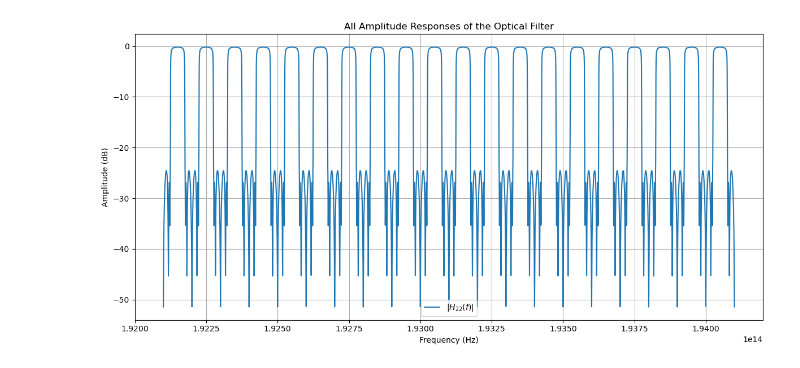
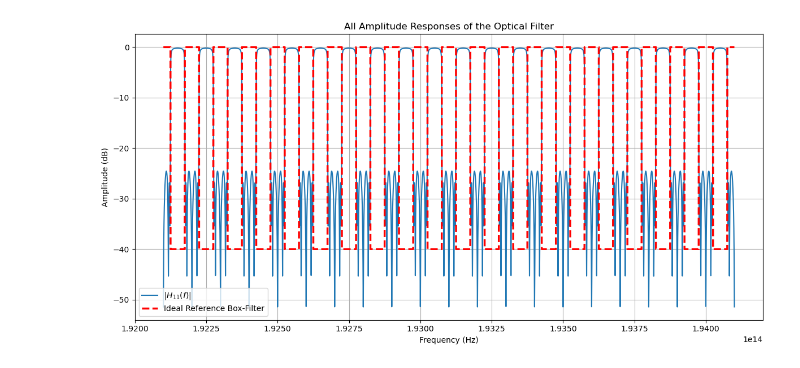
Before and after one commit to nfot413/OptD, a Jupyter notebook: code/test.ipynb, the cells around one changed output. Drawn from its saved outputs; the diff is of its cells as text; code cells hidden in the pictures.

```diff
--- a/code/test.ipynb
+++ b/code/test.ipynb
@@ -1,6 +1,16 @@
 # %%
 import numpy as np
 import matplotlib.pyplot as plt
+
+def create_reference_box_filter(frequency_array, center_freq, fsr, bandwidth, passband_level_db, stopband_level_db):
+
+    reference_signal = np.full_like(frequency_array, stopband_level_db)
+    f_offset = frequency_array - center_freq
+    f_normalized = np.mod(f_offset + fsr / 2, fsr) - fsr / 2
+    passband_mask = np.abs(f_normalized) <= (bandwidth / 2)
+    reference_signal[passband_mask] = passband_level_db
+
+    return reference_signal
 
 # 基础参数
 kr = 0.5
@@ -55,36 +65,54 @@ for i, w in enumerate(w_range):
     H2 = np.array([[Au(w), 0],
                    [0, Al(w)]])
     H = H1 @ H2 @ H3
     H11[i] = H[0, 0]
     H12[i] = H[0, 1]
     H21[i] = H[1, 0]
     H22[i] = H[1, 1]
 
 # 频率向量对应光学频率（单位：Hz）
 frequency_f = np.linspace(193.1e12 - s * fFSR, 193.1e12 + s * fFSR, len_w)
 
 # 幅度响应 (dB)
 amplitude_H11 = 20 * np.log10(np.abs(H11))
 amplitude_H12 = 20 * np.log10(np.abs(H12))
 amplitude_H21 = 20 * np.log10(np.abs(H21))
 amplitude_H22 = 20 * np.log10(np.abs(H22))
 
+# 定义理想方波滤波器的参数
+ref_center_freq = 193.1e12            # 中心频率
+ref_fsr = 100e9                       # 周期 (FSR)
+ref_bandwidth = 50e9                  # 通带带宽
+ref_passband_db = 0                   # 通带电平 (dB)
+ref_stopband_db = -40                 # 阻带电平 (dB)
+
+# 生成参考信号
+reference_amplitude = create_reference_box_filter(
+    frequency_array=frequency_f,
+    center_freq=ref_center_freq,
+    fsr=ref_fsr,
+    bandwidth=ref_bandwidth,
+    passband_level_db=ref_passband_db,
+    stopband_level_db=ref_stopband_db
+)
+
 # 绘图
 plt.figure(figsize=(12, 6))
-#plt.plot(frequency_f, amplitude_H11, label=r'$|H_{11}(f)|$', linewidth=1.5)
+plt.plot(frequency_f, amplitude_H11, label=r'$|H_{11}(f)|$', linewidth=1.5)
 #plt.plot(frequency_f, amplitude_H12, label=r'$|H_{12}(f)|$', linewidth=1.5)
 #plt.plot(frequency_f, amplitude_H21, label=r'$|H_{21}(f)|$', linewidth=1.5)
-plt.plot(frequency_f, amplitude_H22, label=r'$|H_{22}(f)|$', linewidth=1.5)
+#plt.plot(frequency_f, amplitude_H22, label=r'$|H_{22}(f)|$', linewidth=1.5)
+plt.plot(frequency_f, reference_amplitude, label='Ideal Reference Box-Filter', linestyle='--', linewidth=2.5, color='red')
 
 plt.title('All Amplitude Responses of the Optical Filter')
 plt.xlabel('Frequency (Hz)')
 plt.ylabel('Amplitude (dB)')
 plt.grid(True)
 plt.legend()
 plt.tight_layout()
 plt.show()
 # %% [output]
-[figure, old version]
+[figure, new version]
 # %%
 import numpy as np
 import matplotlib.pyplot as plt
```
Also changed, not shown: parts of 6 cells of this notebook.
